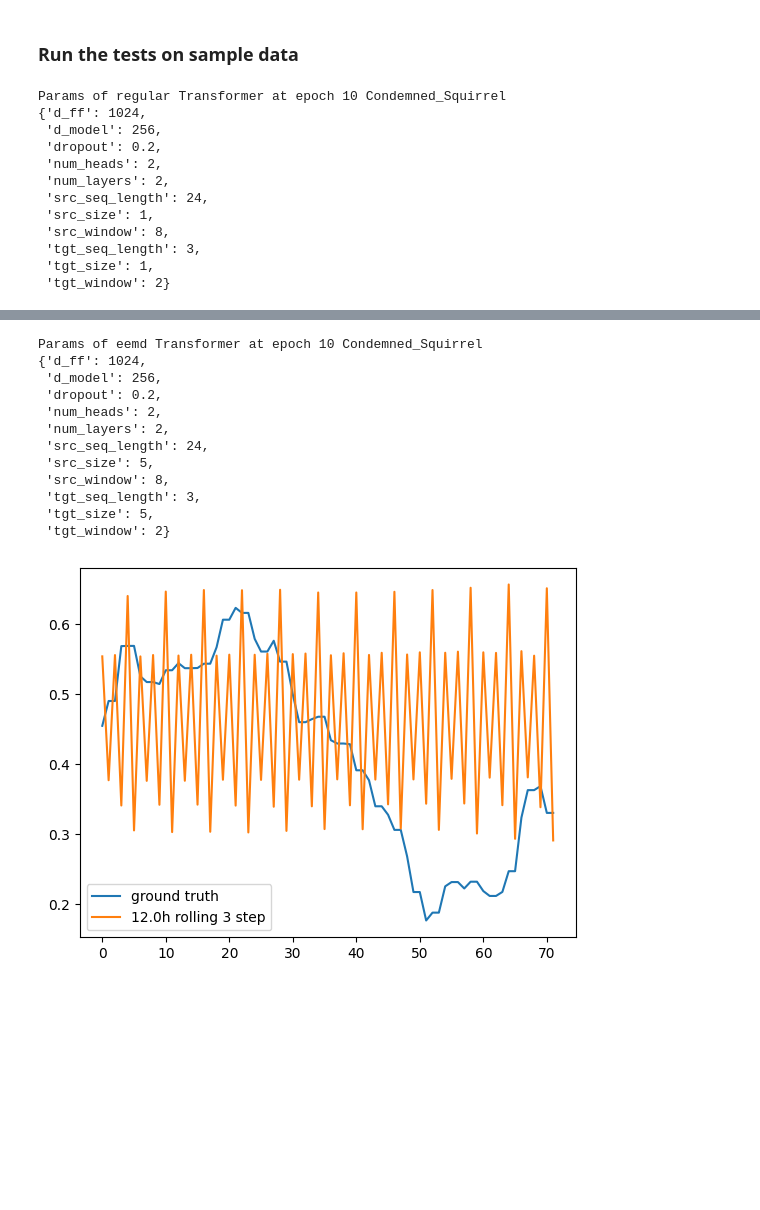
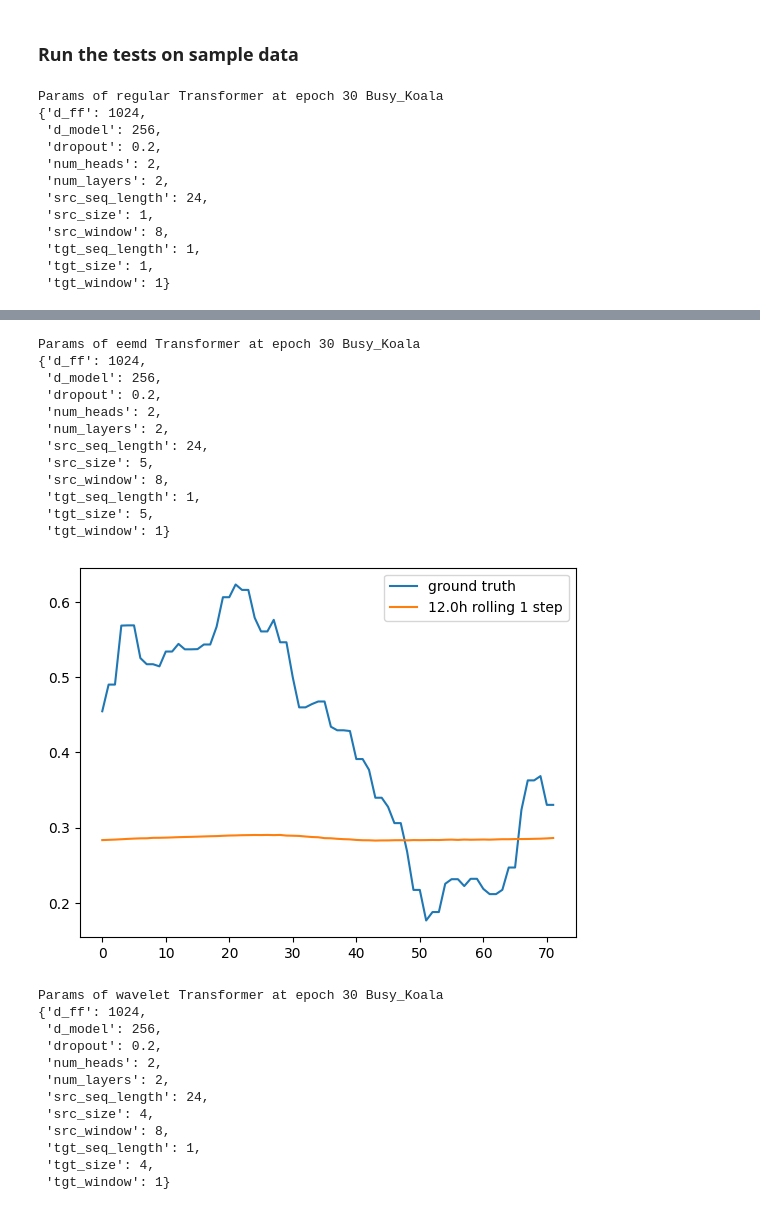
Before and after one commit to aszfaltos/wp_former, a Jupyter notebook: model_eval.ipynb, the cells around one changed output, grey strips where cells are left out. Saved outputs shown, nothing was run; the diff lists cells and outputs as text; code cells hidden in the pictures; blank space fills up the shorter version.

Commit message:
Wavelet transformer

```diff
--- a/model_eval.ipynb
+++ b/model_eval.ipynb
@@ -18,10 +18,12 @@ from signal_decomposition import eemd
 # %% [markdown]
 ## Load models
 # %%
-load_params = [{'test': 'regular', 'name': 'Condemned_Squirrel', 'epoch': 10, 'model_type': Transformer},
-               {'test': 'eemd', 'name': 'Condemned_Squirrel', 'epoch': 10, 'model_type': Transformer}]
+load_params = [{'test': 'regular', 'name': 'Busy_Koala', 'epoch': 30, 'model_type': Transformer},
+               {'test': 'eemd', 'name': 'Busy_Koala', 'epoch': 30, 'model_type': Transformer},
+               {'test': 'wavelet', 'name': 'Busy_Koala', 'epoch': 30, 'model_type': Transformer}]
 
 post_processors = [lambda x : x,
+                   lambda x : torch.sum(x, dim=-1),
                    lambda x : torch.sum(x, dim=-1)]
 
 trained = [{'params': None, 'model': None, 'metrics': None, 'post_processor': None} for _ in range(len(load_params))]
@@ -105,9 +122,11 @@ sample = utils.sample(df, 1000, start_idx=5000)
 ### Create datasets for models
 # %%
 decomposed = eemd.EEMDWrapper(sample['Power'].to_numpy(), 3)
+wlt = wavelet.WaveletWrapper(sample['Power'].to_numpy(), 'db2', decomposition_lvl=3)
 
 data = {'regular': np.array(sample['Power'].to_numpy()[..., np.newaxis], dtype=np.float32),
-        'eemd': np.array(np.concatenate([decomposed.get_imfs().transpose(), decomposed.get_residue()[..., np.newaxis]], dtype=np.float32, axis=1))}
+        'eemd': np.array(np.concatenate([decomposed.get_imfs().transpose(), decomposed.get_residue()[..., np.newaxis]], dtype=np.float32, axis=1)),
+        'wavelet': np.array(wlt.get_mra(), dtype=np.float32).transpose()}
 
 datasets = {}
 
@@ -120,7 +139,7 @@ for load_param, model in zip(load_params, trained):
 # %% [markdown]
 ### Run the tests on sample data
 # %%
-shift, look_back, pred, rolling = 40, 24, 3, 72
+shift, look_back, pred, rolling = 40, 24, 1, 72
 
 def predict_with_model(prediction_model, dataset, post_processor):
     ones = torch.ones(1, 1, dataset[0][1].shape[-1])
@@ -150,7 +169,7 @@ for load_param, model, post in zip(load_params, trained, post_processors):
     plt.legend()
     plt.show()
 # %% [output]
-Params of regular Transformer at epoch 10 Condemned_Squirrel
+Params of regular Transformer at epoch 30 Busy_Koala
 {'d_ff': 1024,
  'd_model': 256,
  'dropout': 0.2,
@@ -159,6 +178,6 @@ Params of regular Transformer at epoch 10 Condemned_Squirrel
  'src_seq_length': 24,
  'src_size': 1,
  'src_window': 8,
- 'tgt_seq_length': 3,
+ 'tgt_seq_length': 1,
  'tgt_size': 1,
- 'tgt_window': 2}
+ 'tgt_window': 1}
@@ -166,13 +185,25 @@ Params of regular Transformer at epoch 10 Condemned_Squirrel
-Params of eemd Transformer at epoch 10 Condemned_Squirrel
+Params of eemd Transformer at epoch 30 Busy_Koala
 {'d_ff': 1024,
  'd_model': 256,
  'dropout': 0.2,
  'num_heads': 2,
  'num_layers': 2,
  'src_seq_length': 24,
  'src_size': 5,
  'src_window': 8,
- 'tgt_seq_length': 3,
+ 'tgt_seq_length': 1,
  'tgt_size': 5,
- 'tgt_window': 2}
+ 'tgt_window': 1}
-[figure, old version]
+[figure, new version]
+Params of wavelet Transformer at epoch 30 Busy_Koala
+{'d_ff': 1024,
+ 'd_model': 256,
+ 'dropout': 0.2,
+ 'num_heads': 2,
+ 'num_layers': 2,
+ 'src_seq_length': 24,
+ 'src_size': 4,
+ 'src_window': 8,
+ 'tgt_seq_length': 1,
+ 'tgt_size': 4,
+ 'tgt_window': 1}
```
Also changed, not shown: parts of 4 cells of this notebook, 6 other files.
